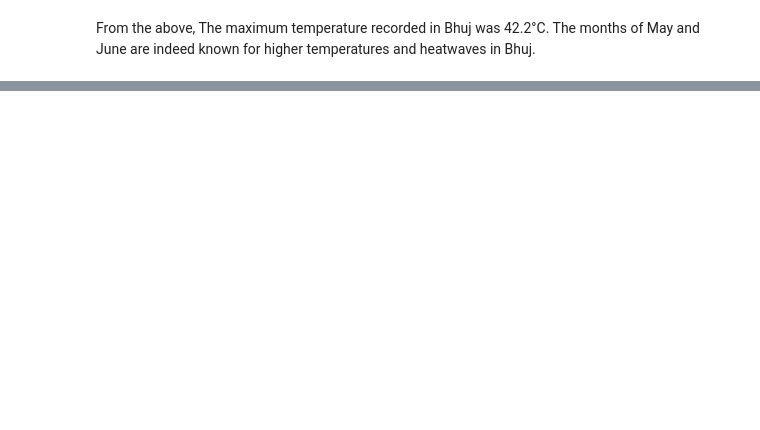
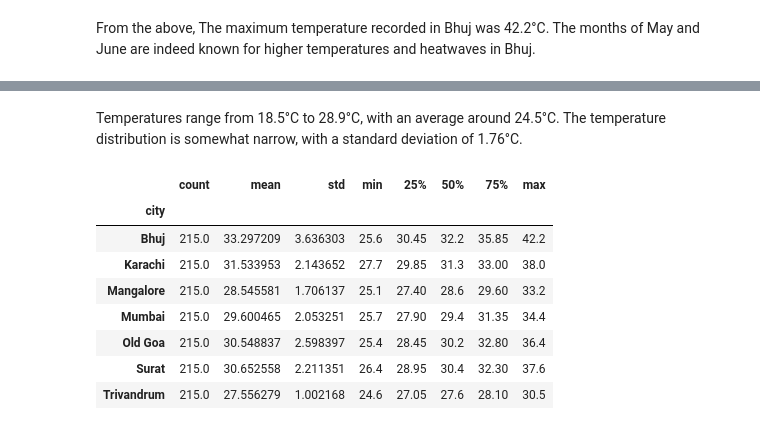
Before and after one commit to OmdenaAI/karachi-pakistan-weather-prediction, a Jupyter notebook: src/tasks/task-2-EDA/Temperature comparison .ipynb, the cells around one changed output, grey strips where cells are left out. Cells and saved outputs as stored; diff of their text form; code cells hidden in the pictures; blank space fills up the shorter version.

```diff
--- a/src/tasks/task-2-EDA/Temperature comparison .ipynb
+++ b/src/tasks/task-2-EDA/Temperature comparison .ipynb
@@ -113,0 +187,14 @@ fig3.show()
+# %% [markdown]
+Temperatures range from 18.5°C to 28.9°C, with an average around 24.5°C. The temperature distribution is somewhat narrow, with a standard deviation of 1.76°C.
+# %%
+df.groupby('city').temperature_2m_max.describe()
+# %% [output]
+|  | count | mean | std | min | 25% | 50% | 75% | max |
+| city |  |  |  |  |  |  |  |  |
+| Bhuj | 215.0 | 33.297209 | 3.636303 | 25.6 | 30.45 | 32.2 | 35.85 | 42.2 |
+| Karachi | 215.0 | 31.533953 | 2.143652 | 27.7 | 29.85 | 31.3 | 33.00 | 38.0 |
+| Mangalore | 215.0 | 28.545581 | 1.706137 | 25.1 | 27.40 | 28.6 | 29.60 | 33.2 |
+| Mumbai | 215.0 | 29.600465 | 2.053251 | 25.7 | 27.90 | 29.4 | 31.35 | 34.4 |
+| Old Goa | 215.0 | 30.548837 | 2.598397 | 25.4 | 28.45 | 30.2 | 32.80 | 36.4 |
+| Surat | 215.0 | 30.652558 | 2.211351 | 26.4 | 28.95 | 30.4 | 32.30 | 37.6 |
+| Trivandrum | 215.0 | 27.556279 | 1.002168 | 24.6 | 27.05 | 27.6 | 28.10 | 30.5 |
```
Also changed, not shown: parts of 19 cells of this notebook.
